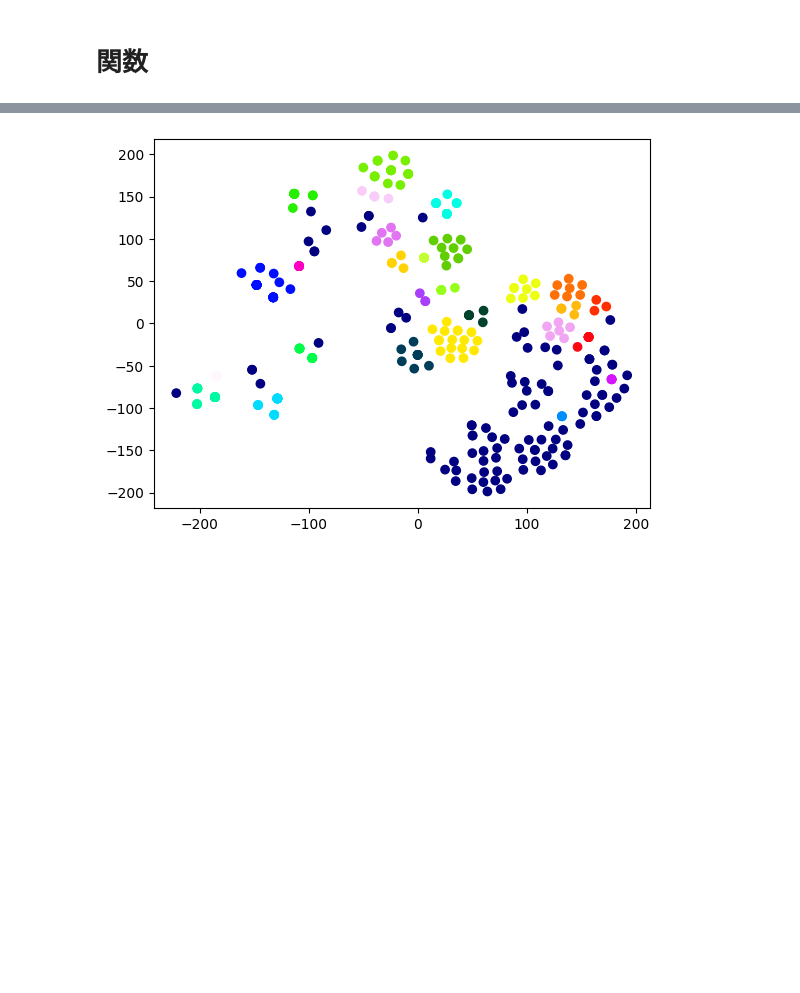
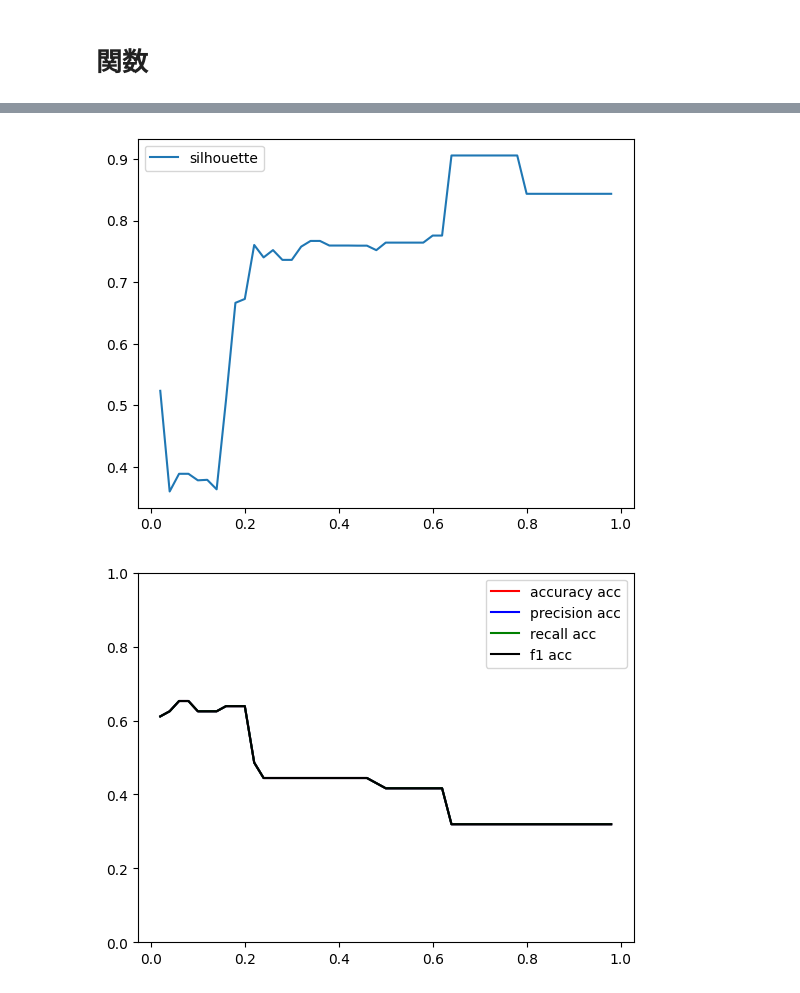
Before and after one commit to vdslab/watahal_proseka-score, a Jupyter notebook: score/clustering_DBSCAN.ipynb, the cells around one changed output, grey strips where cells are left out. Cells and saved outputs as stored; diff of their text form; code cells hidden in the pictures; blank space fills up the shorter version.

```diff
--- a/score/clustering_DBSCAN.ipynb
+++ b/score/clustering_DBSCAN.ipynb
@@ -153,26 +142,70 @@ for eps,file_path in enumerate(notes_file_paths):
     # get_kdist_plot(X=data, k=k)
     # クラスタリング
     range_max = 1
-    range_step = 20
+    range_step = 50
     range_min = range_max/range_step
     step = range_max/range_step
     now = range_min
     rng = []
     for i in range(range_step):
-        rng.append(now)
+        if now < 1:
+            rng.append(now)
         now += step
     # print(rng)
 
+    epses = []
+    accuracys_acc = []
+    accuracys = []
+    precisions_acc = []
+    precisions = []
+    recalls_acc = []
+    recalls = []
+    f1s_acc = []
+    f1s = []
+    silhouettes = []
     for eps in rng:
+        epses.append(eps)
+
         clustering_result = DBSCAN(eps=eps, min_samples=3).fit_predict(data)
         clustering_result += 1
         # pprint.pprint(clustering_result)
         print(f"eps = {eps}")
-        print("silhouette score = ", silhouette_score(data, clustering_result))
-        print("acc")
-        acc_est(clustering_result)
-        print("not acc")
-        est(clustering_result)
+        silhouette = silhouette_score(data, clustering_result)
+        # print("silhouette score = ", silhouette)
+        silhouettes.append(silhouette)
+        # print("acc")
+        accuracy, precision, recall, f1 = acc_est(clustering_result, True)
+        accuracys_acc.append(accuracy)
+        precisions_acc.append(precision)
+        recalls_acc.append(recall)
+        f1s_acc.append(f1)
+
+        # print("not acc")
+        accuracy, precision, recall, f1 = est(clustering_result, True)
+        accuracys.append(accuracy)
+        precisions.append(precision)
+        recalls.append(recall)
+        f1s.append(f1)
+
+    plt.plot(epses, silhouettes, label="silhouette")
+    plt.legend()
+    plt.show()
+
+    plt.plot(epses, accuracys_acc, color="red", label="accuracy acc")
+    plt.plot(epses, precisions_acc, color="blue", label="precision acc")
+    plt.plot(epses, recalls_acc, color="green", label="recall acc")
+    plt.plot(epses, f1s_acc, color="black", label="f1 acc")
+    plt.ylim([0, 1])
+    plt.legend()
+    plt.show()
+
+    plt.plot(epses, accuracys, color="red", label="accuracy")
+    plt.plot(epses, precisions, color="blue", label="precision")
+    plt.plot(epses, recalls, color="green", label="recall")
+    plt.plot(epses, f1s, color="black", label="f1")
+    plt.ylim([0, 1])
+    plt.legend()
+    plt.show()
 
     # 0.003250035
     clustering_result = DBSCAN(eps=0.003250035, min_samples=3).fit_predict(data)
@@ -213 +246,2 @@ f1=0.9991247192495706
-[figure, old version]
+[figure, new version]
+[figure, added]
```
Also changed, not shown: parts of 2 cells of this notebook.
